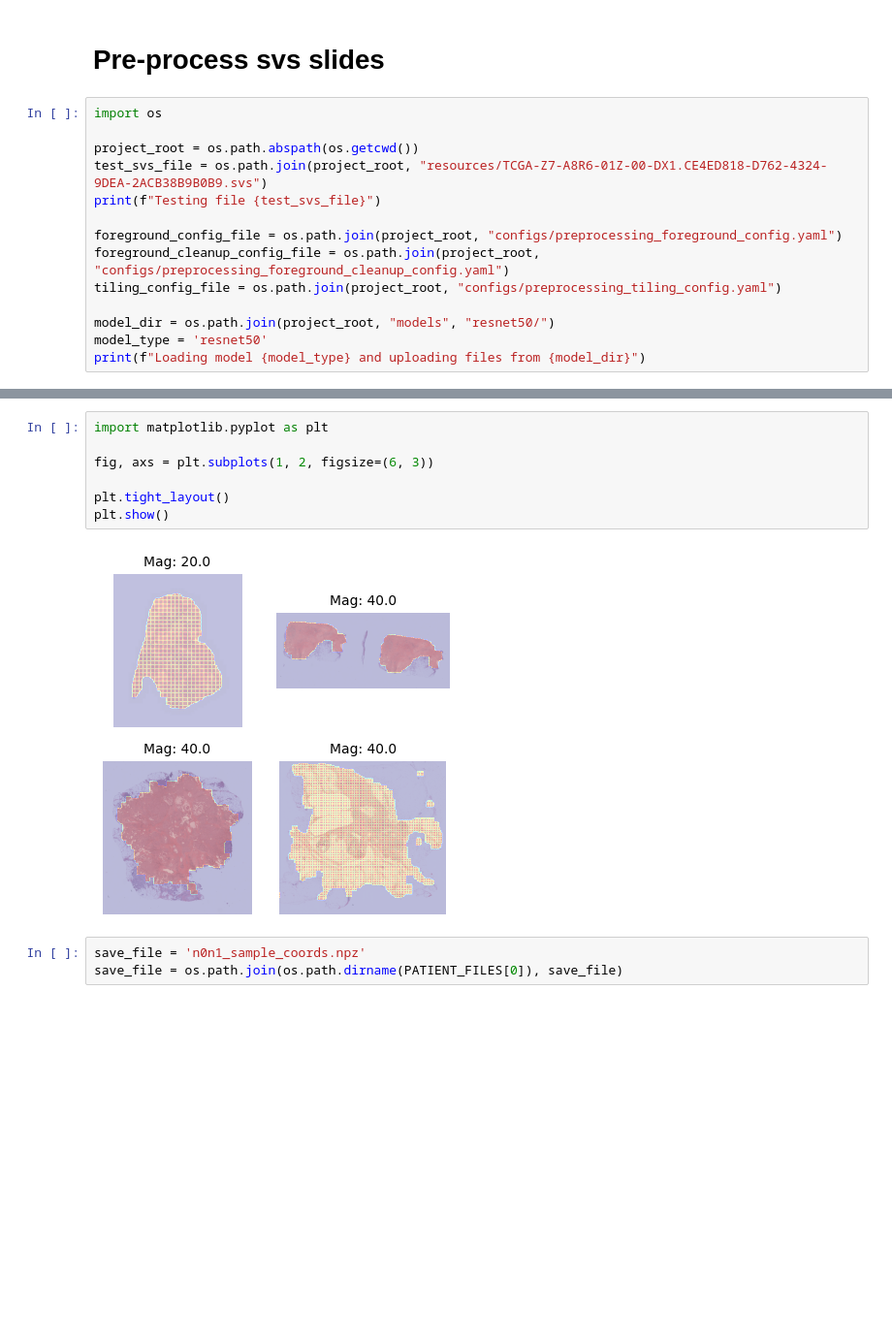
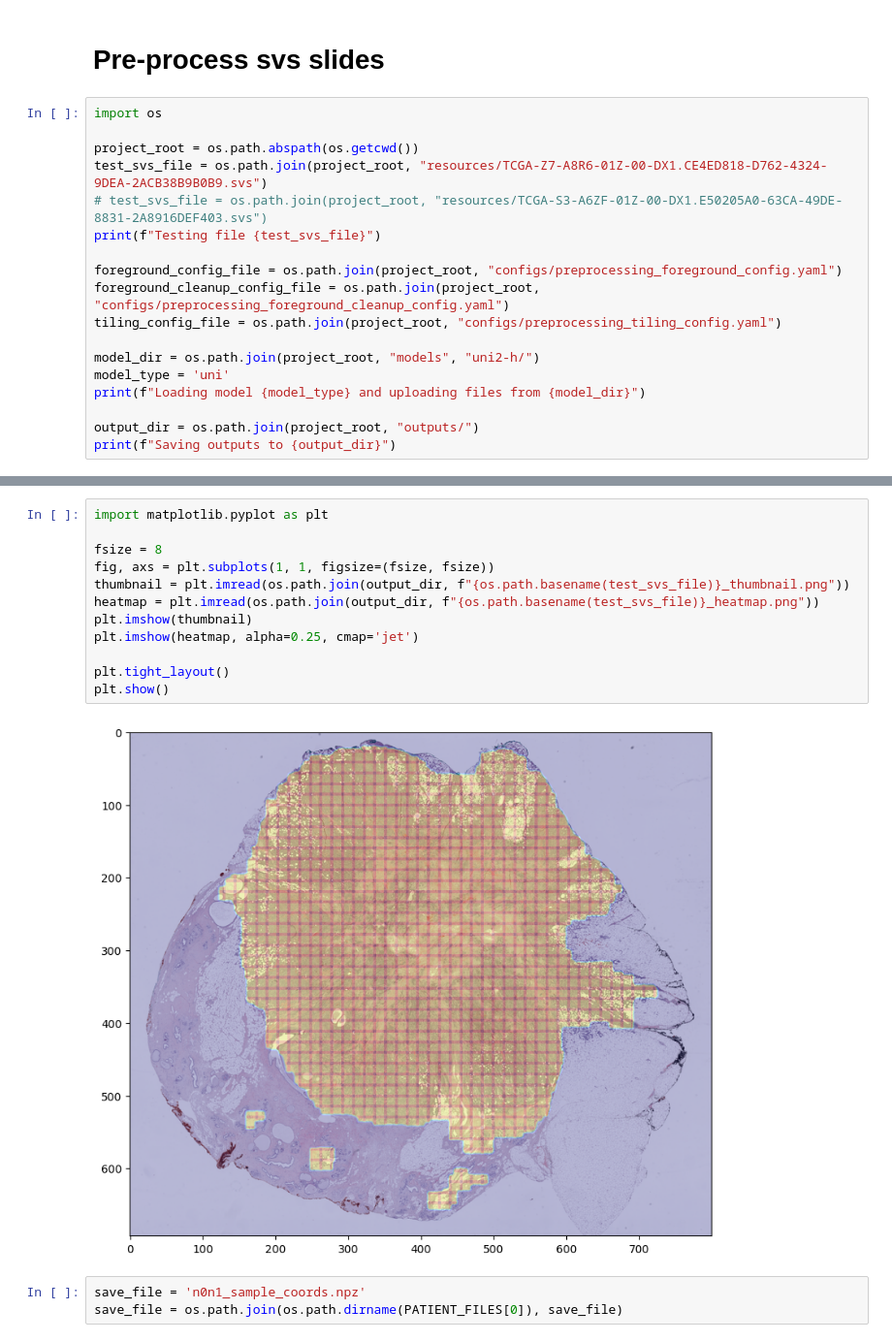
Before and after one commit to landeros10/brca_riskformer, a Jupyter notebook: slide_data_prep_256.ipynb, the cells around one changed output, grey strips where cells are left out. Shown at 97% size. Cells and saved outputs as stored; diff of their text form; blank space fills up the shorter version.

```diff
--- a/slide_data_prep_256.ipynb
+++ b/slide_data_prep_256.ipynb
@@ -119,15 +119,19 @@ import os
 
 project_root = os.path.abspath(os.getcwd())
 test_svs_file = os.path.join(project_root, "resources/TCGA-Z7-A8R6-01Z-00-DX1.CE4ED818-D762-4324-9DEA-2ACB38B9B0B9.svs")
+# test_svs_file = os.path.join(project_root, "resources/TCGA-S3-A6ZF-01Z-00-DX1.E50205A0-63CA-49DE-8831-2A8916DEF403.svs")
 print(f"Testing file {test_svs_file}")
 
 foreground_config_file = os.path.join(project_root, "configs/preprocessing_foreground_config.yaml")
 foreground_cleanup_config_file = os.path.join(project_root, "configs/preprocessing_foreground_cleanup_config.yaml")
 tiling_config_file = os.path.join(project_root, "configs/preprocessing_tiling_config.yaml")
 
-model_dir = os.path.join(project_root, "models", "resnet50/")
-model_type = 'resnet50'
+model_dir = os.path.join(project_root, "models", "uni2-h/")
+model_type = 'uni'
 print(f"Loading model {model_type} and uploading files from {model_dir}")
+
+output_dir = os.path.join(project_root, "outputs/")
+print(f"Saving outputs to {output_dir}")
 # %% [output]
 Testing file /home/ubuntu/notebooks/brca_riskformer/resources/TCGA-Z7-A8R6-01Z-00-DX1.CE4ED818-D762-4324-9DEA-2ACB38B9B0B9.svs
 Loading model resnet50 and uploading files from /home/ubuntu/notebooks/brca_riskformer/models/resnet50/
@@ -154,12 +159,17 @@ Loading model resnet50 and uploading files from /home/ubuntu/notebooks/brca_risk
 # %%
 import matplotlib.pyplot as plt
 
-fig, axs = plt.subplots(1, 2, figsize=(6, 3))
+fsize = 8
+fig, axs = plt.subplots(1, 1, figsize=(fsize, fsize))
+thumbnail = plt.imread(os.path.join(output_dir, f"{os.path.basename(test_svs_file)}_thumbnail.png"))
+heatmap = plt.imread(os.path.join(output_dir, f"{os.path.basename(test_svs_file)}_heatmap.png"))
+plt.imshow(thumbnail)
+plt.imshow(heatmap, alpha=0.25, cmap='jet')
 
 plt.tight_layout()
 plt.show()
 # %% [output]
-[figure, old version]
+[figure, new version]
 # %%
 save_file = 'n0n1_sample_coords.npz'
 save_file = os.path.join(os.path.dirname(PATIENT_FILES[0]), save_file)
```
Also changed, not shown: parts of 2 cells of this notebook, 9 other files.
